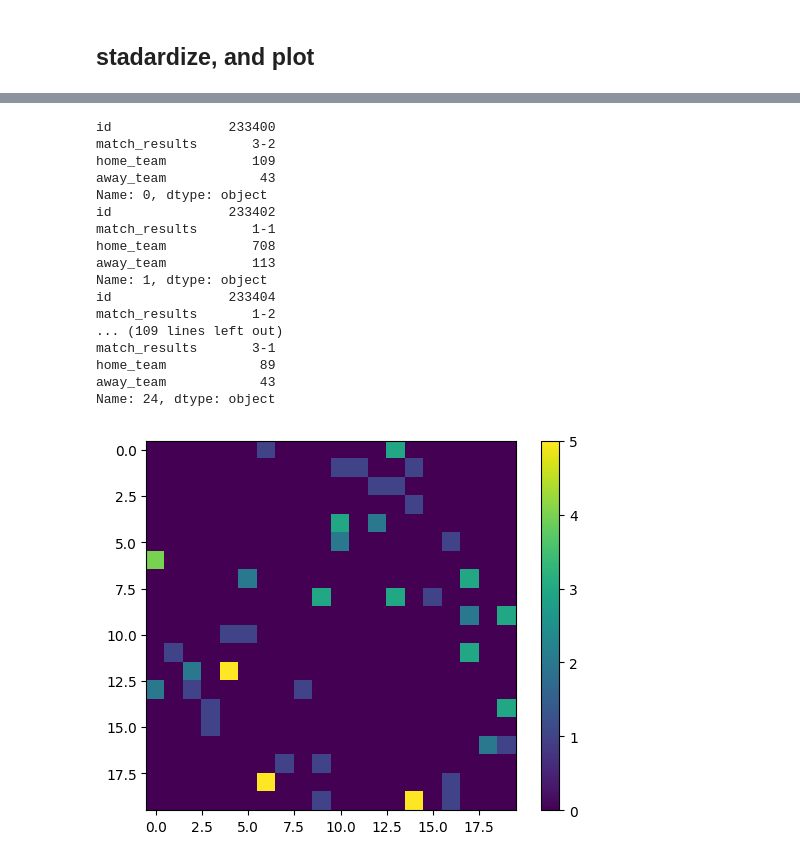
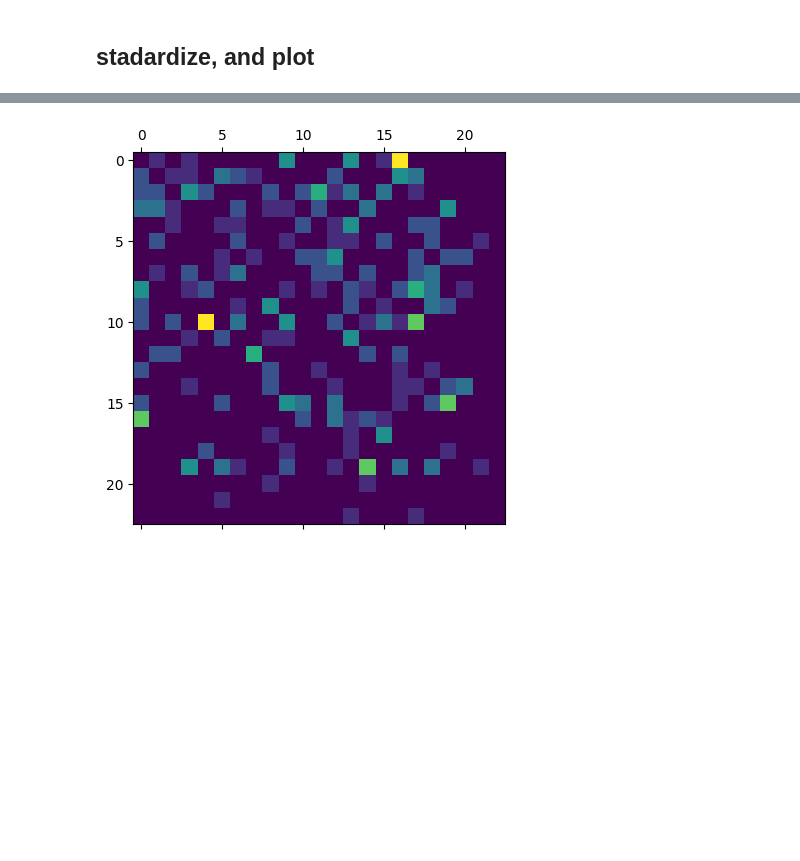
Before and after one commit to ghosciro/soccerbot, a Jupyter notebook: monks.ipynb, the cells around one changed output, grey strips where cells are left out. Drawn from its saved outputs; the diff is of its cells as text; code cells hidden in the pictures; blank space fills up the shorter version.

```diff
--- a/monks.ipynb
+++ b/monks.ipynb
@@ -38,6 +39,7 @@ else:
 
 '''
     AutToken='NFKDUEzEPM3LcVc57jl4RD3xmflyJEoTXSfKlSqc42XzTHcBiwYqKnDflK5O'
+
     request=requests.get(f'https://api.sportmonks.com/v3/football/leagues', headers={'Authorization': AutToken})
 
     data=request.json()
@@ -48,3 +50,9 @@ else:
     df.to_csv('leagues.csv',index=False)
     leagues_ids=df['id'].tolist()
 '''
+
+request=requests.get(f'https://api.sportmonks.com/v3/football/seasons?include=league&filters=seasonLeagues:382,8,564,301,82&order=desc', headers={'Authorization': AutToken})
+data=request.json()
+seasons=pd.DataFrame(data['data'])
+
+seasons.to_csv('seasons.csv',index=False)
@@ -182,5 +195,14 @@ for teams in df["home_team"]:
 for teams in df["away_team"]:
    if teams not in teams_id:
       teams_id[teams]=len(teams_id)
+#teams_id
+
+#create a dictionary with teams of each league
+leagues_teams={}
+for lteams,league in zip(df["home_team"],df["league_id"]):
+   if league not in leagues_teams:
+      leagues_teams[league]=[]
+   if teams_id[lteams] not in leagues_teams[league]:
+      leagues_teams[league].append(teams_id[lteams])
 teams_id
 # %% [output]
@@ -188,64 +226,40 @@ KeyError: 'home_team'
 # %%
-plot_data=df[["id","match_results","home_team","away_team"]]
+df=pd.read_csv("data.csv")
+plot_data=df[["id","home_goals","away_goals","home_team","away_team"]]
 teams_goals={}
 for index, row in plot_data.iterrows():
-    print(row)
     if teams_id[row["home_team"]] not in teams_goals:
         teams_goals[teams_id[row["home_team"]]]={}
     if teams_id[row["away_team"]] not in teams_goals:
         teams_goals[teams_id[row["away_team"]]]={}
-    home_goals,away_goals=row["match_results"].split("-")
-    home_goals=int(home_goals)
-    away_goals=int(away_goals)
+    home_goals=row["home_goals"]
+    away_goals=row["away_goals"]
     if teams_goals[teams_id[row["home_team"]]].get(teams_id[row["away_team"]]) is None:
         teams_goals[teams_id[row["home_team"]]][teams_id[row["away_team"]]]=home_goals
     else:
         teams_goals[teams_id[row["home_team"]]][teams_id[row["away_team"]]]+=home_goals
     if teams_goals[teams_id[row["away_team"]]].get(teams_id[row["home_team"]]) is None:
         teams_goals[teams_id[row["away_team"]]][teams_id[row["home_team"]]]=away_goals
     else:
         teams_goals[teams_id[row["away_team"]]][teams_id[row["home_team"]]]+=away_goals
 
 #plot_data new imae for each team
 
-#pot the matrix ogngoals of each team against each other
+#plot the matrix ogngoals of each team against each other in the same league
 #teams_goals
 
-'''
 
-for team in teams_goals:
-    print(team)
-    print(teams_goals[team])
-    plt.scatter(teams_goals[team].keys(),teams_goals[team].values())
-    plt.yticks(range(0,10,1))
-    plt.title(team)
-    plt.show()
-    '''
 import numpy as np
 import matplotlib.pyplot as plt
-matrix=np.zeros((len(teams_id),len(teams_id)))
-for team in teams_goals:
-    for team2 in teams_goals[team]:
-        matrix[team][team2]=teams_goals[team][team2]
-plt.imshow(matrix)
-plt.colorbar()
+#plot a matrix for first league
+matrix=np.zeros((len(leagues_teams[384]),len(leagues_teams[384])))
+for i in range(len(leagues_teams[384])):
+    for j in range(len(leagues_teams[384])):
+        if i!=j and teams_goals[leagues_teams[384][i]].get(leagues_teams[384][j]) is not None:
+            matrix[i][j]=teams_goals[leagues_teams[384][i]][leagues_teams[384][j]]
+        else:
+            matrix[i][j]=0
+plt.matshow(matrix)
 plt.show()
 # %% [output]
-id               233400
-match_results       3-2
-home_team           109
-away_team            43
-Name: 0, dtype: object
-id               233402
-match_results       1-1
-home_team           708
-away_team           113
-Name: 1, dtype: object
-id               233404
-match_results       1-2
-... (109 lines left out)
-match_results       3-1
-home_team            89
-away_team            43
-Name: 24, dtype: object
-[figure, old version]
+[figure, new version]
```
Also changed, not shown: parts of 10 cells of this notebook, 4 other files.
